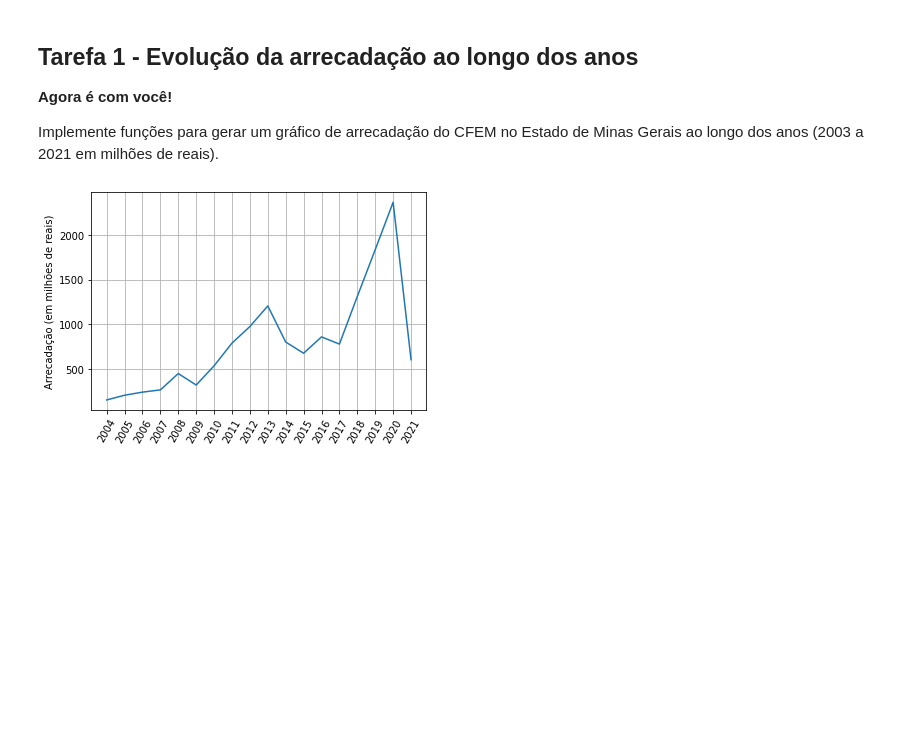
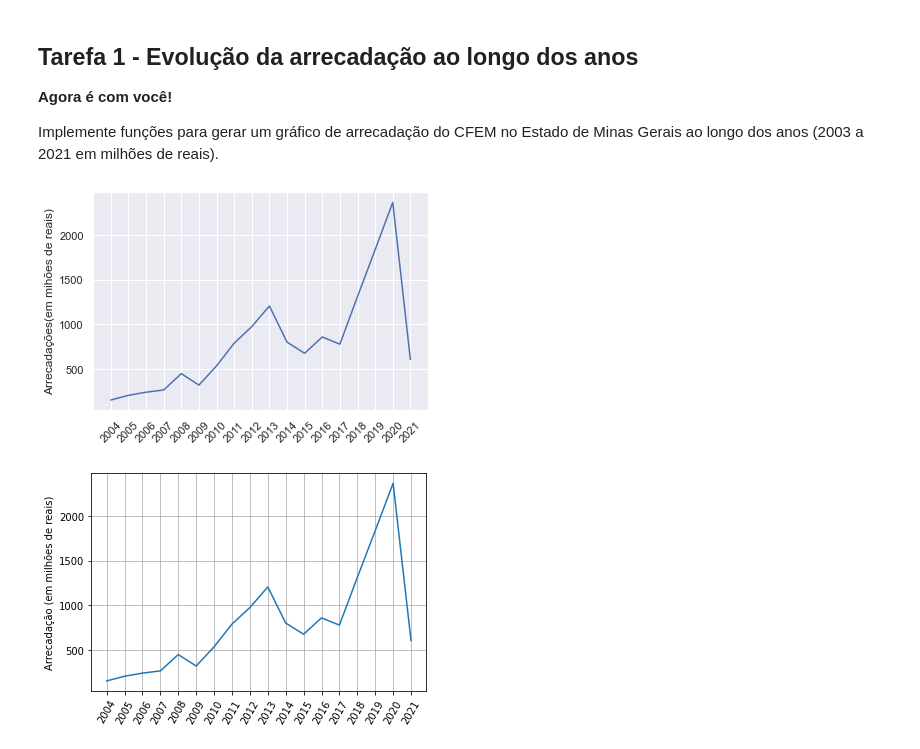
Before and after one commit to Steph7/codigos, a Jupyter notebook: PDC/Trabalho Final/ProjetoFinal2020_2.ipynb, the cells around one changed output. Saved outputs shown, nothing was run; the diff lists cells and outputs as text; code cells hidden in the pictures; blank space fills up the shorter version.

```diff
--- a/PDC/Trabalho Final/ProjetoFinal2020_2.ipynb
+++ b/PDC/Trabalho Final/ProjetoFinal2020_2.ipynb
@@ -98,6 +86,49 @@ Tarefa 1 - Evolução da arrecadação ao longo dos anos
 **Agora é com você!**
 
 Implemente funções para gerar um gráfico de arrecadação do CFEM no Estado de Minas Gerais ao longo dos anos (2003 a 2021 em milhões de reais).
+# %%
+import numpy as np
+import matplotlib
+import matplotlib.pyplot as plt
+
+dadosSelecionados = list()
+
+for linha in dados:
+    if(len(linha)) == 14:
+        dadosSelecionados.append(linha)
+
+nova_lista = list()
+
+for linha in dadosSelecionados:
+    if linha[9] == 'MG' and int(linha[0]) >= 2004:
+        nova_lista.append(linha)
+
+dadosCFEM = np.array(nova_lista)
+
+d = dict()
+
+for ano, arrecadacoes in dadosCFEM[:, (0, 13)]:
+    if (int(ano) not in d):
+        d[int(ano)] = float(arrecadacoes.replace(',', '.')) / 1000000
+    else:
+        d[int(ano)] = d[int(ano)] + float(arrecadacoes.replace(',', '.')) / 1000000
+
+
+anos = list(d.keys())
+arrecadacoes = list(d.values())
+
+plt.plot(anos, arrecadacoes)
+plt.xlim(2003, 2022)
+plt.xticks(np.arange(2004, 2022, 1))
+
+plt.xticks(rotation=45)
+plt.ylabel('Arrecadações(em mihões de reais)')
+plt.grid(True)
+fig = plt.gcf()
+fig.set_size_inches(6, 4)
+plt.show()
+# %% [output]
+[figure, added]
 # %%
 # Implemente seu código aqui!
 # %% [output]
```
Also changed, not shown: parts of 7 cells of this notebook, 16 other files.
